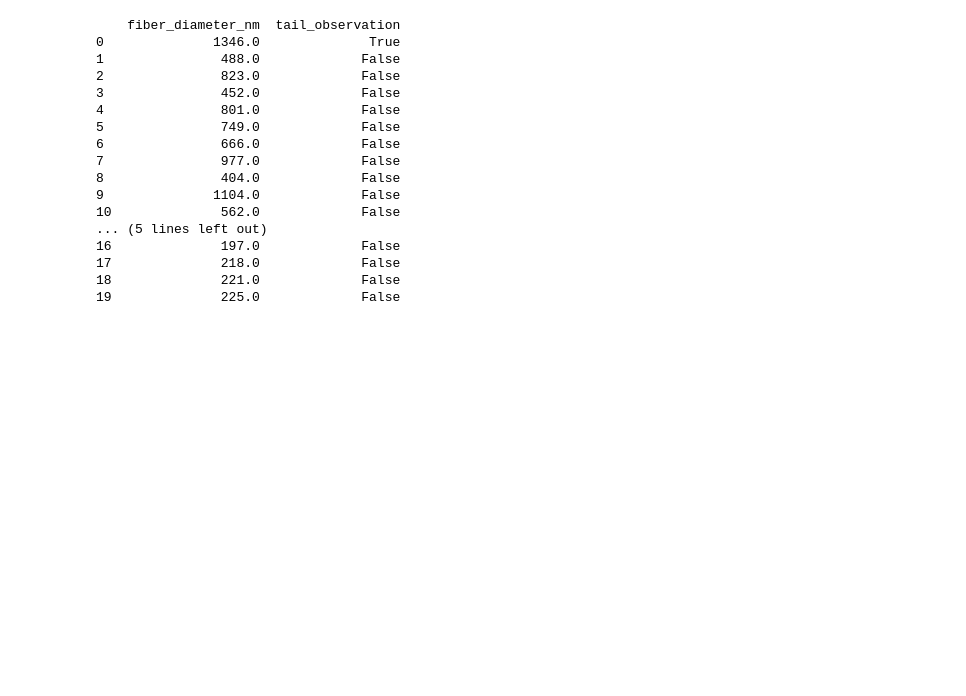
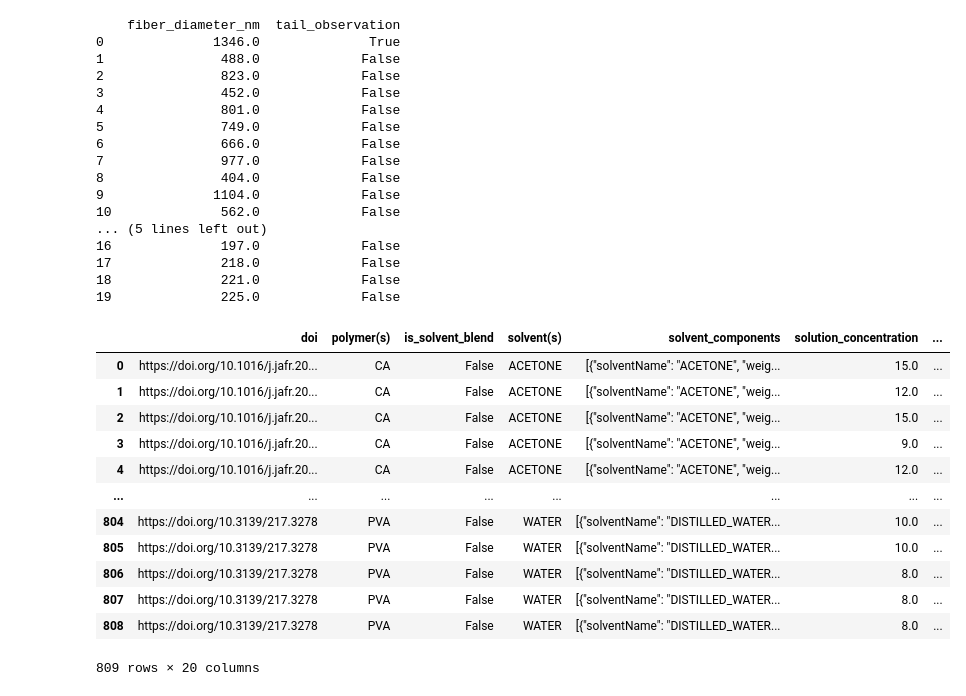
Before and after one commit to taltechloc/Cogni-e-SpinDB, a Jupyter notebook: outlier_analysis.ipynb, the cells around one changed output. Drawn from its saved outputs; the diff is of its cells as text; code cells hidden in the pictures; blank space fills up the shorter version.

```diff
--- a/outlier_analysis.ipynb
+++ b/outlier_analysis.ipynb
@@ -54,4 +54,20 @@ print(df[['fiber_diameter_nm', 'tail_observation']].head(20))
 17              218.0             False
 18              221.0             False
 19              225.0             False
+# %%
+df
+# %% [output]
+|  | doi | polymer(s) | is_solvent_blend | solvent(s) | solvent_components | solution_concentration | ... |
+| 0 | https://doi.org/10.1016/j.jafr.20... | CA | False | ACETONE | [{"solventName": "ACETONE", "weig... | 15.0 | ... |
+| 1 | https://doi.org/10.1016/j.jafr.20... | CA | False | ACETONE | [{"solventName": "ACETONE", "weig... | 12.0 | ... |
+| 2 | https://doi.org/10.1016/j.jafr.20... | CA | False | ACETONE | [{"solventName": "ACETONE", "weig... | 15.0 | ... |
+| 3 | https://doi.org/10.1016/j.jafr.20... | CA | False | ACETONE | [{"solventName": "ACETONE", "weig... | 9.0 | ... |
+| 4 | https://doi.org/10.1016/j.jafr.20... | CA | False | ACETONE | [{"solventName": "ACETONE", "weig... | 12.0 | ... |
+| ... | ... | ... | ... | ... | ... | ... | ... |
+| 804 | https://doi.org/10.3139/217.3278 | PVA | False | WATER | [{"solventName": "DISTILLED_WATER... | 10.0 | ... |
+| 805 | https://doi.org/10.3139/217.3278 | PVA | False | WATER | [{"solventName": "DISTILLED_WATER... | 10.0 | ... |
+| 806 | https://doi.org/10.3139/217.3278 | PVA | False | WATER | [{"solventName": "DISTILLED_WATER... | 8.0 | ... |
+| 807 | https://doi.org/10.3139/217.3278 | PVA | False | WATER | [{"solventName": "DISTILLED_WATER... | 8.0 | ... |
+| 808 | https://doi.org/10.3139/217.3278 | PVA | False | WATER | [{"solventName": "DISTILLED_WATER... | 8.0 | ... |
+809 rows × 20 columns
 # %%
```
Also changed, not shown: parts of 2 cells of this notebook, 2 other files.
